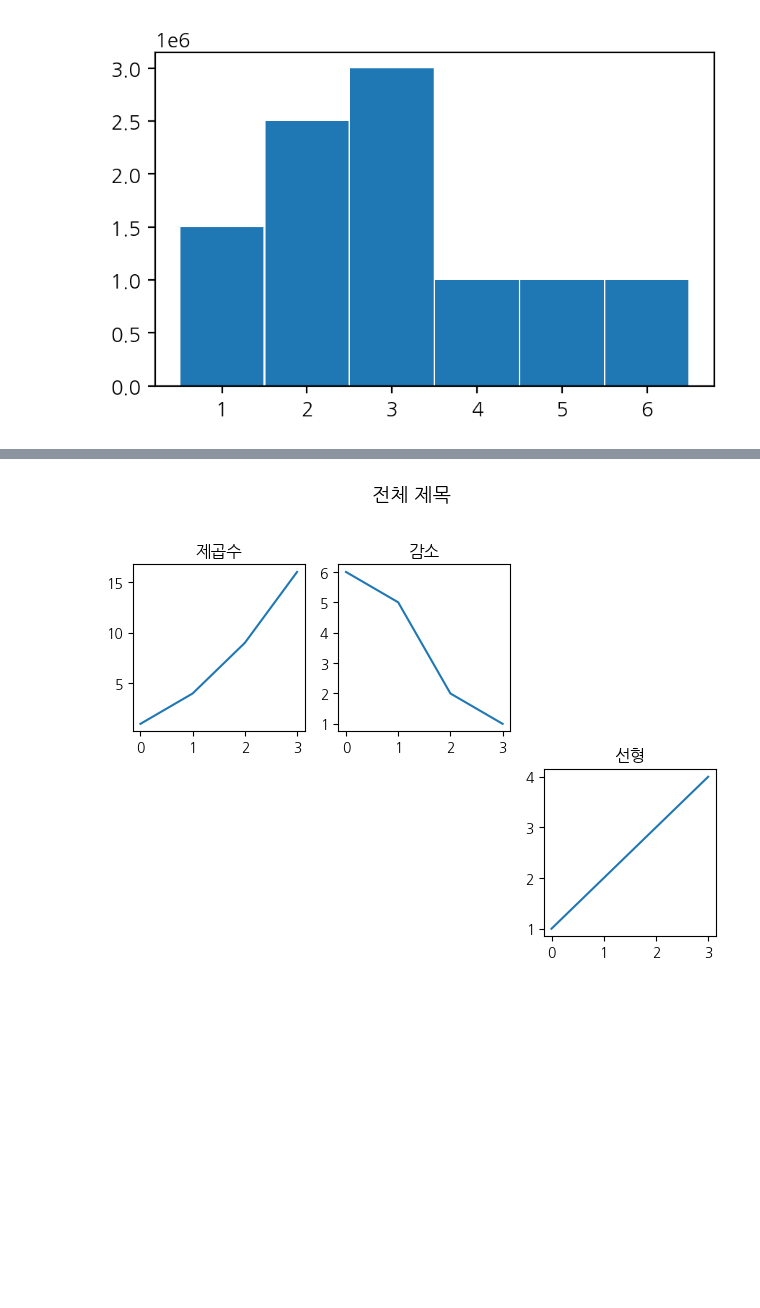
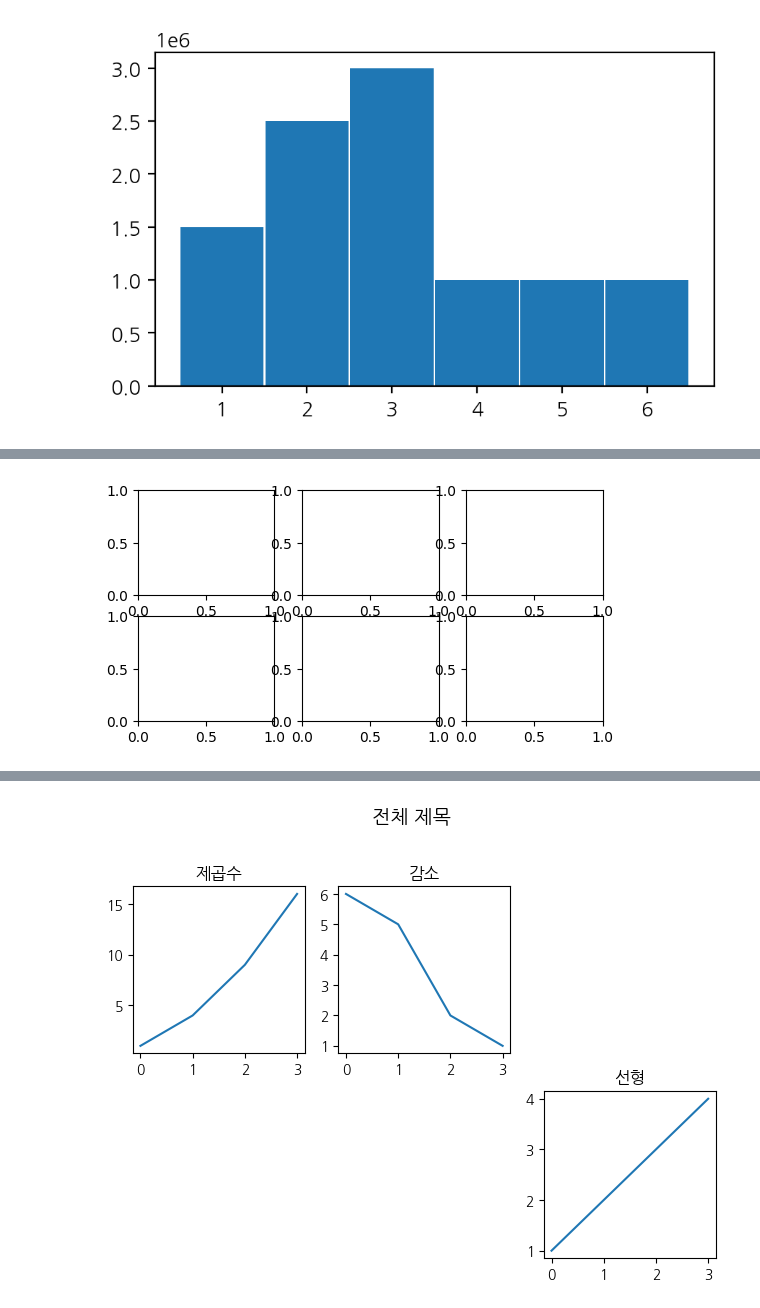
Before and after one commit to naugim26/2026-BDA, a Jupyter notebook: code/05w_matplotlib_subplot.ipynb, the cells around one changed output, grey strips where cells are left out. Saved outputs shown, nothing was run; the diff lists cells and outputs as text; code cells hidden in the pictures; blank space fills up the shorter version.

```diff
--- a/code/05w_matplotlib_subplot.ipynb
+++ b/code/05w_matplotlib_subplot.ipynb
@@ -184,0 +193,5 @@ WARNING:matplotlib.font_manager:findfont: Font family 'Malgun Gothic' not found.
+# %%
+fig, axs = plt.subplots(2,3, figsize=(7,4))
+fig.set_size_inches((6,3))
+# %% [output]
+[figure, added]
```
Also changed, not shown: parts of 55 cells of this notebook.
